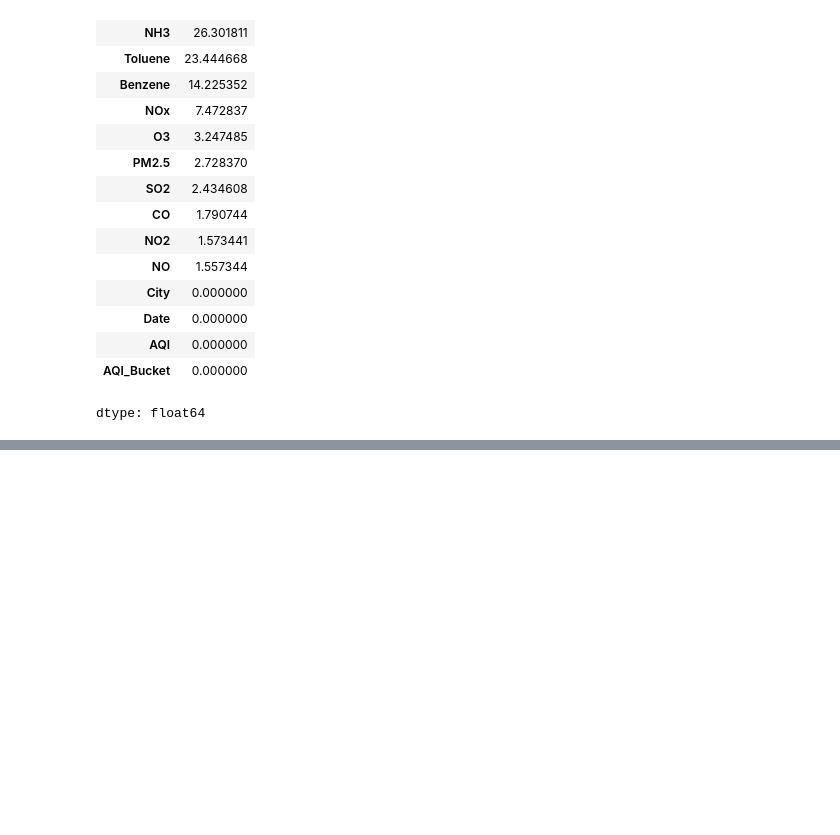
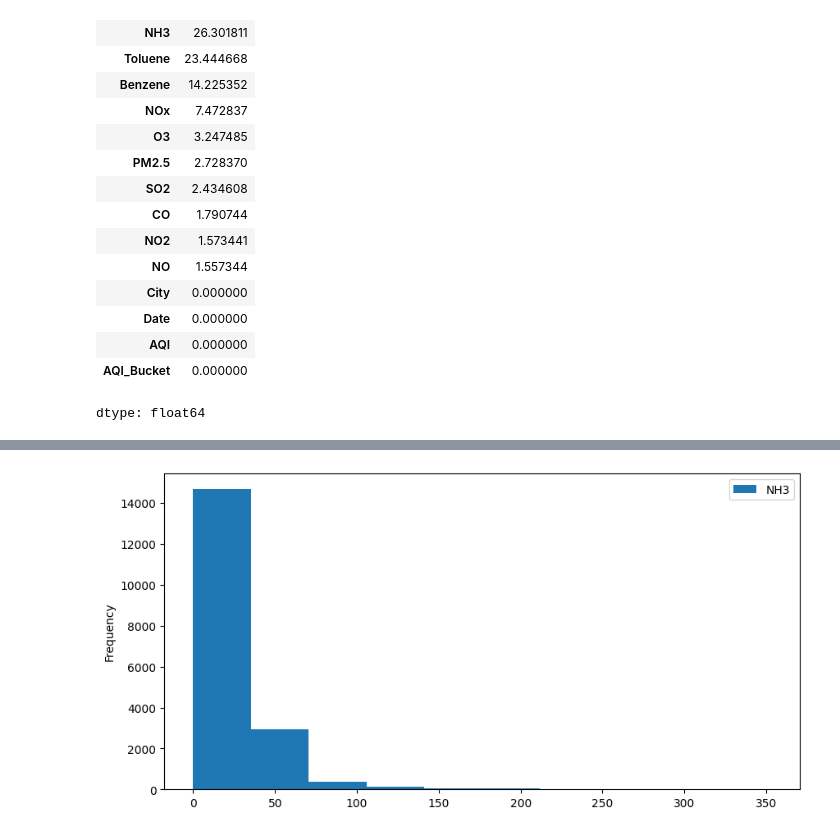
Before and after one commit to kanishkchoubey/Air-quality-index, a Jupyter notebook: AQI.ipynb, the cells around one changed output, grey strips where cells are left out. Drawn from its saved outputs; the diff is of its cells as text; code cells hidden in the pictures; blank space fills up the shorter version.

```diff
--- a/AQI.ipynb
+++ b/AQI.ipynb
@@ -140,0 +153,6 @@ dtype: float64
+# %%
+df['NH3'].plot(kind = 'hist', figsize=(10,5))
+plt.legend()
+plt.show()
+# %% [output]
+[figure, added]
```
Also changed, not shown: parts of 35 cells of this notebook.
